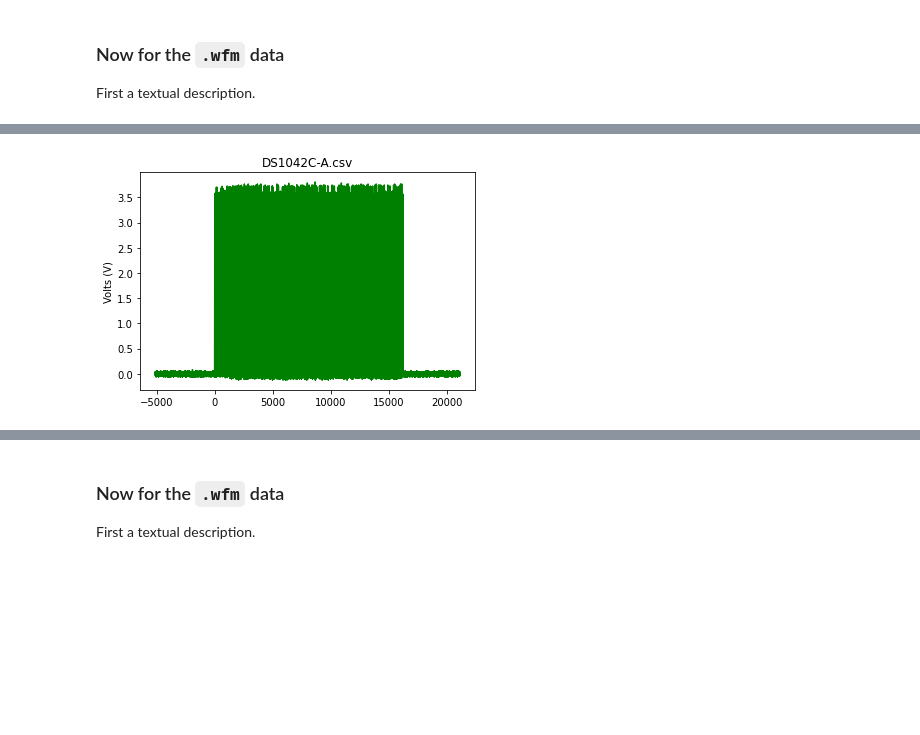
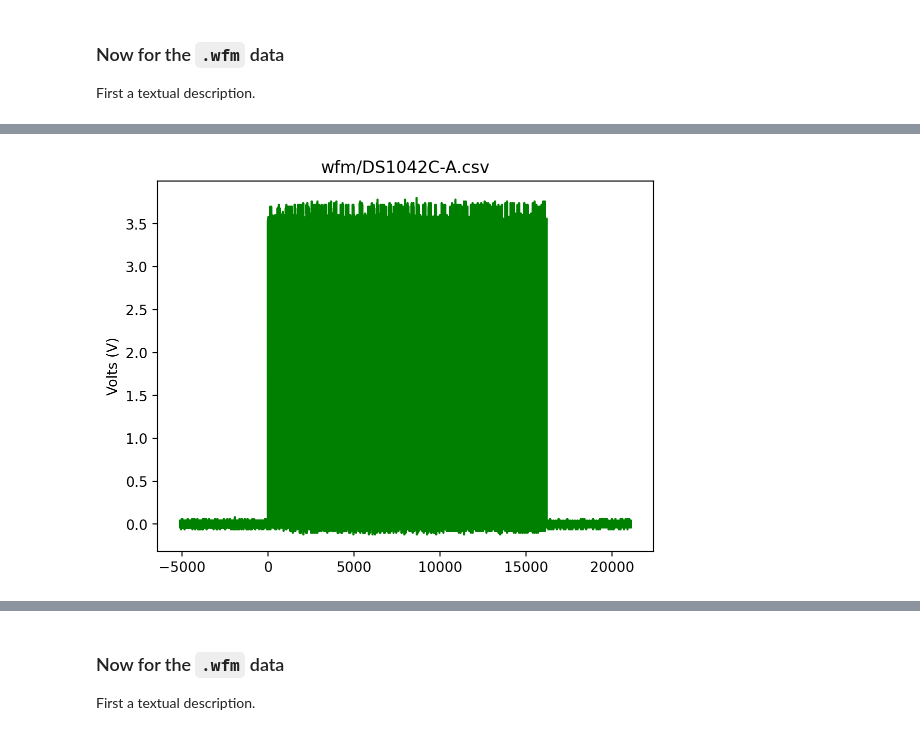
Before and after one commit to scottprahl/RigolWFM, a Jupyter notebook: docs/1-DS1000C-Waveforms.ipynb, the cells around one changed output, grey strips where cells are left out. Saved outputs shown, nothing was run; the diff lists cells and outputs as text; code cells hidden in the pictures; blank space fills up the shorter version.

```diff
--- a/docs/1-DS1000C-Waveforms.ipynb
+++ b/docs/1-DS1000C-Waveforms.ipynb
@@ -13,14 +9,13 @@ This notebook illustrates shows how to extract signals from a `.wfm` file create
 # %%
+%config InlineBackend.figure_format = 'retina'
+
 import numpy as np
 import matplotlib.pyplot as plt
+import imageio.v3 as iio
 
-try:
-    import RigolWFM.wfm as rigol
-except ModuleNotFoundError:
-    print("RigolWFM not installed. To install, uncomment and run the cell above.")
-    print("Once installation is successful, rerun this cell again.")
+from RigolWFM import Wfm, DS1000C_scopes
 
-repo = "https://raw.githubusercontent.com/scottprahl/RigolWFM/main/tests/files/wfm/"
+repo = "https://raw.githubusercontent.com/scottprahl/RigolWFM/main/tests/files/"
 # %% [markdown]
 A list of Rigol scopes in the DS1000C family is:
 # %%
@@ -90,16 +86,16 @@ plt.show()
 
 Let's look at what the accompanying `.csv` data looks like.
 # %%
-filename = "DS1042C-A.csv"
+filename = "wfm/DS1042C-A.csv"
 
 csv_data = np.genfromtxt(repo + filename, delimiter=",", skip_header=2).T
 
 plt.plot(csv_data[0] * 1e6, csv_data[1], color="green")
 plt.title(filename)
 plt.ylabel("Volts (V)")
 plt.show()
 # %% [output]
-[figure, old version]
+[figure, new version]
 # %%
 ch = w.channels[0]
 plt.plot(csv_data[0] * 1e6, csv_data[1], color="green")
```
Also changed, not shown: parts of 9 cells of this notebook, 5 other files.
